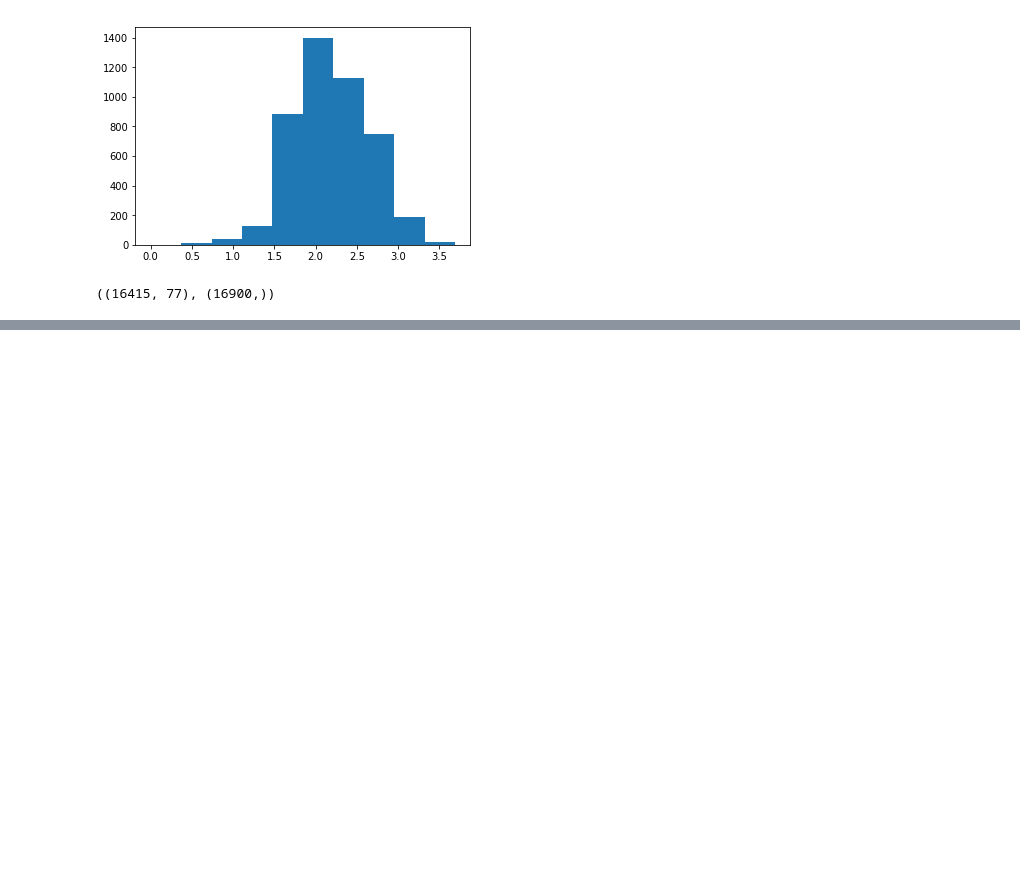
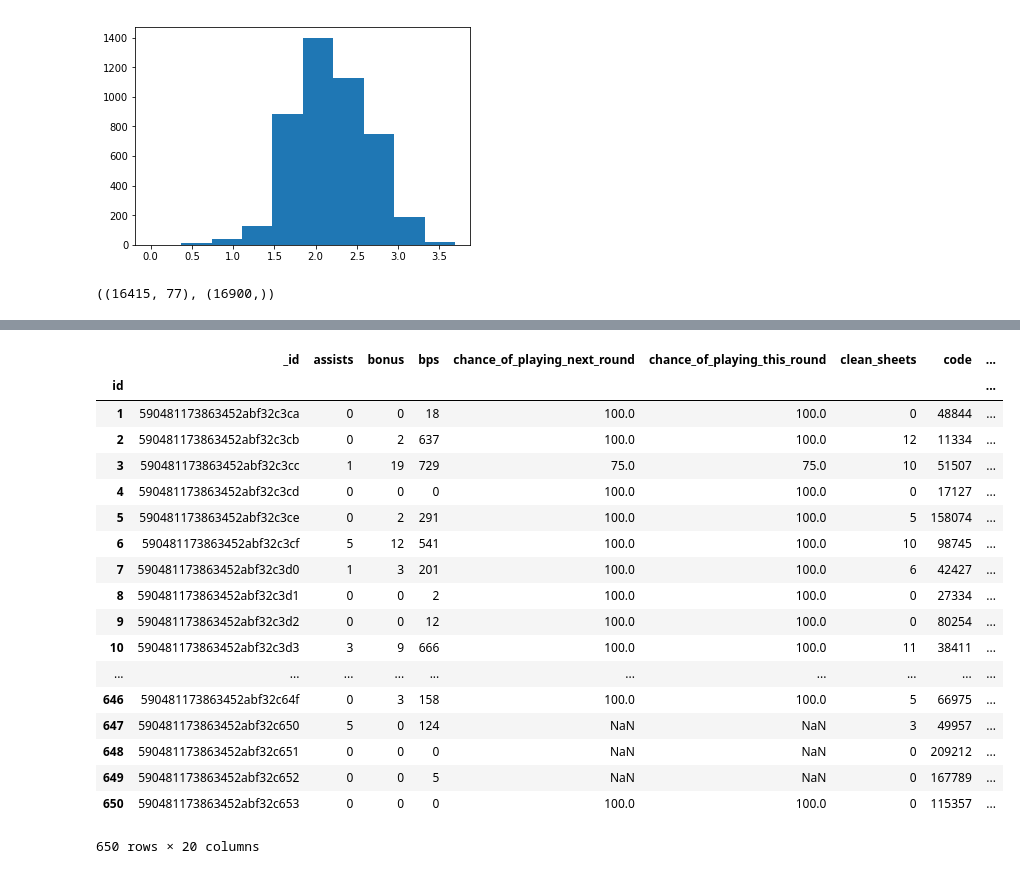
Before and after one commit to joconnor-ml/fantasy-football-app, a Jupyter notebook: airflow/dags/Untitled.ipynb, the cells around one changed output, grey strips where cells are left out. Drawn from its saved outputs; the diff is of its cells as text; code cells hidden in the pictures; blank space fills up the shorter version.

```diff
--- a/airflow/dags/Untitled.ipynb
+++ b/airflow/dags/Untitled.ipynb
@@ -42,0 +70,22 @@ train.shape, future.shape
+# %%
+details.iloc[:, :20]
+# %% [output]
+|  | _id | assists | bonus | bps | chance_of_playing_next_round | chance_of_playing_this_round | clean_sheets | code | ... |
+| id |  |  |  |  |  |  |  |  | ... |
+| 1 | 590481173863452abf32c3ca | 0 | 0 | 18 | 100.0 | 100.0 | 0 | 48844 | ... |
+| 2 | 590481173863452abf32c3cb | 0 | 2 | 637 | 100.0 | 100.0 | 12 | 11334 | ... |
+| 3 | 590481173863452abf32c3cc | 1 | 19 | 729 | 75.0 | 75.0 | 10 | 51507 | ... |
+| 4 | 590481173863452abf32c3cd | 0 | 0 | 0 | 100.0 | 100.0 | 0 | 17127 | ... |
+| 5 | 590481173863452abf32c3ce | 0 | 2 | 291 | 100.0 | 100.0 | 5 | 158074 | ... |
+| 6 | 590481173863452abf32c3cf | 5 | 12 | 541 | 100.0 | 100.0 | 10 | 98745 | ... |
+| 7 | 590481173863452abf32c3d0 | 1 | 3 | 201 | 100.0 | 100.0 | 6 | 42427 | ... |
+| 8 | 590481173863452abf32c3d1 | 0 | 0 | 2 | 100.0 | 100.0 | 0 | 27334 | ... |
+| 9 | 590481173863452abf32c3d2 | 0 | 0 | 12 | 100.0 | 100.0 | 0 | 80254 | ... |
+| 10 | 590481173863452abf32c3d3 | 3 | 9 | 666 | 100.0 | 100.0 | 11 | 38411 | ... |
+| ... | ... | ... | ... | ... | ... | ... | ... | ... | ... |
+| 646 | 590481173863452abf32c64f | 0 | 3 | 158 | 100.0 | 100.0 | 5 | 66975 | ... |
+| 647 | 590481173863452abf32c650 | 5 | 0 | 124 | NaN | NaN | 3 | 49957 | ... |
+| 648 | 590481173863452abf32c651 | 0 | 0 | 0 | NaN | NaN | 0 | 209212 | ... |
+| 649 | 590481173863452abf32c652 | 0 | 0 | 5 | NaN | NaN | 0 | 167789 | ... |
+| 650 | 590481173863452abf32c653 | 0 | 0 | 0 | 100.0 | 100.0 | 0 | 115357 | ... |
+650 rows × 20 columns
```
Also changed, not shown: parts of 3 cells of this notebook, 7 other files.
